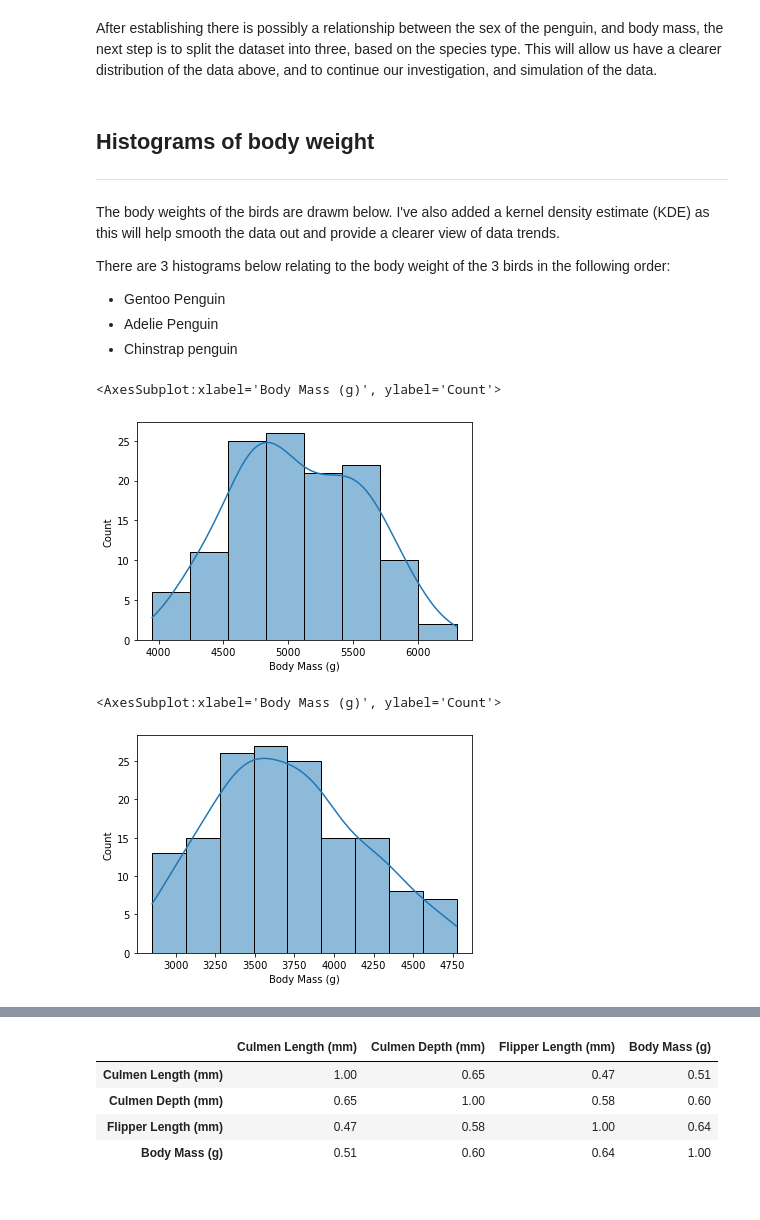
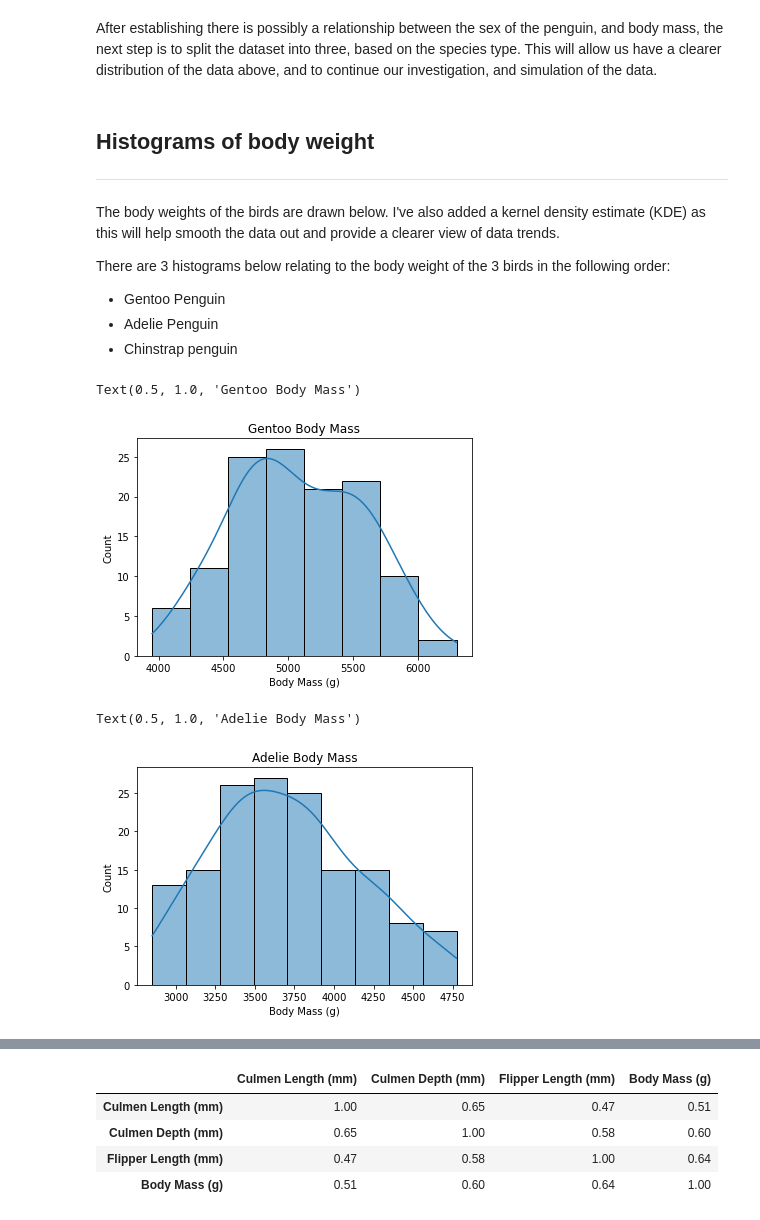
Before and after one commit to kaob1991/Programming-DA-project-1, a Jupyter notebook: Project.ipynb, the cells around one changed output, grey strips where cells are left out. Saved outputs shown, nothing was run; the diff lists cells and outputs as text; code cells hidden in the pictures.

```diff
--- a/Project.ipynb
+++ b/Project.ipynb
@@ -103,7 +113,7 @@ gentoo_data = penguins.loc [penguins ["Species"] == "Gentoo penguin (Pygoscelis
 # %% [markdown]
 ## Histograms of body weight
 ***
-The body weights of the birds are drawm below. I've also added a kernel density estimate (KDE) as this will help smooth the data out and provide a clearer view of data trends.
+The body weights of the birds are drawn below. I've also added a kernel density estimate (KDE) as this will help smooth the data out and provide a clearer view of data trends.
 <br>
 
 There are 3 histograms below relating to the body weight of the 3 birds in the following order:
@@ -112,13 +122,15 @@ There are 3 histograms below relating to the body weight of the 3 birds in the f
 - Chinstrap penguin
 # %%
 sns.histplot(data = gentoo_data,x = "Body Mass (g)", kde = True)
+plt.title("Gentoo Body Mass")
 # %% [output]
-<AxesSubplot:xlabel='Body Mass (g)', ylabel='Count'>
+Text(0.5, 1.0, 'Gentoo Body Mass')
-[figure, old version]
+[figure, new version]
 # %%
 sns.histplot(data = adelie_data,x = "Body Mass (g)", kde = True)
+plt.title("Adelie Body Mass")
 # %% [output]
-<AxesSubplot:xlabel='Body Mass (g)', ylabel='Count'>
+Text(0.5, 1.0, 'Adelie Body Mass')
-[figure, old version]
+[figure, new version]
 # %%
 sns.histplot(data = chinstrap_data,x = "Body Mass (g)", kde = True)
```
Also changed, not shown: parts of 37 cells of this notebook, 4 other files.
